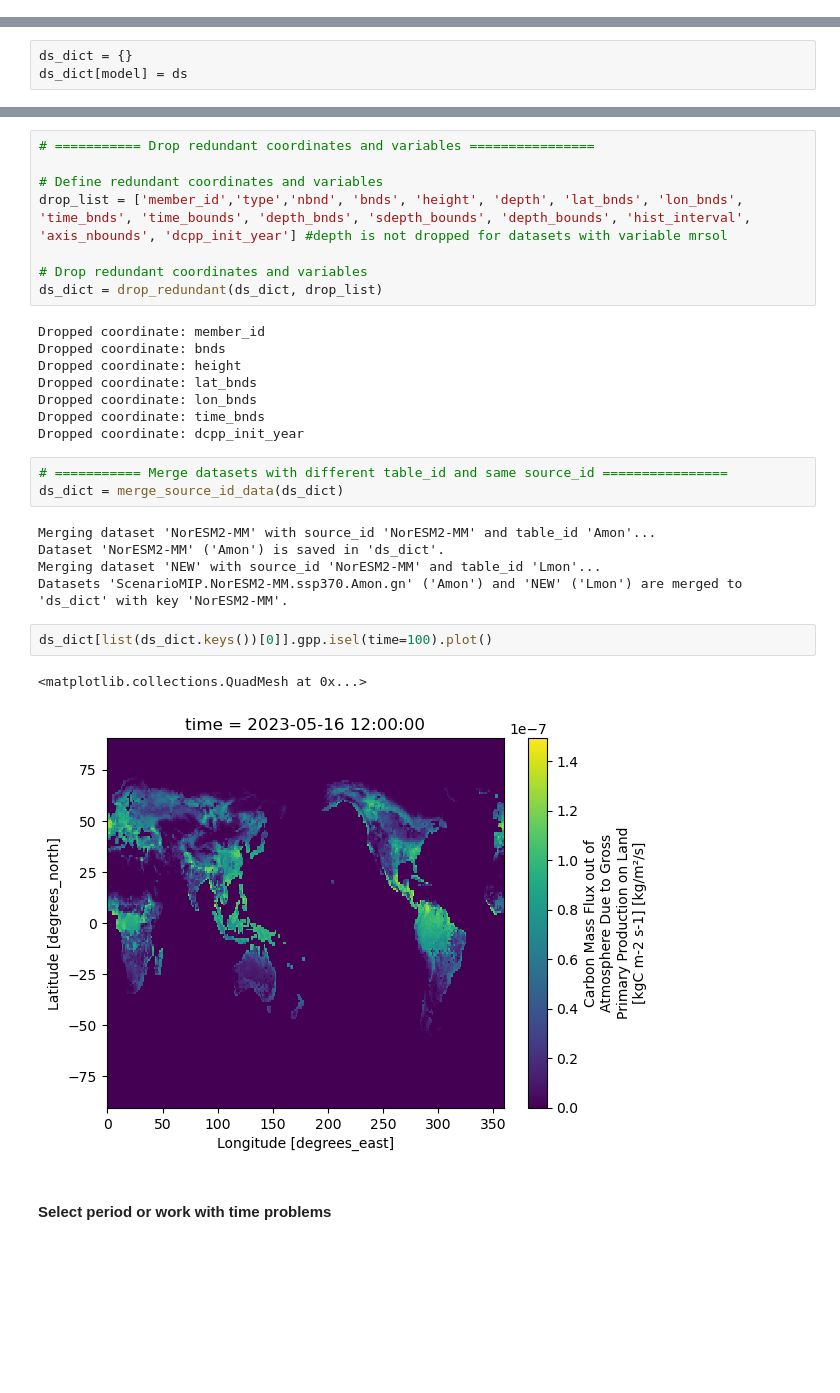
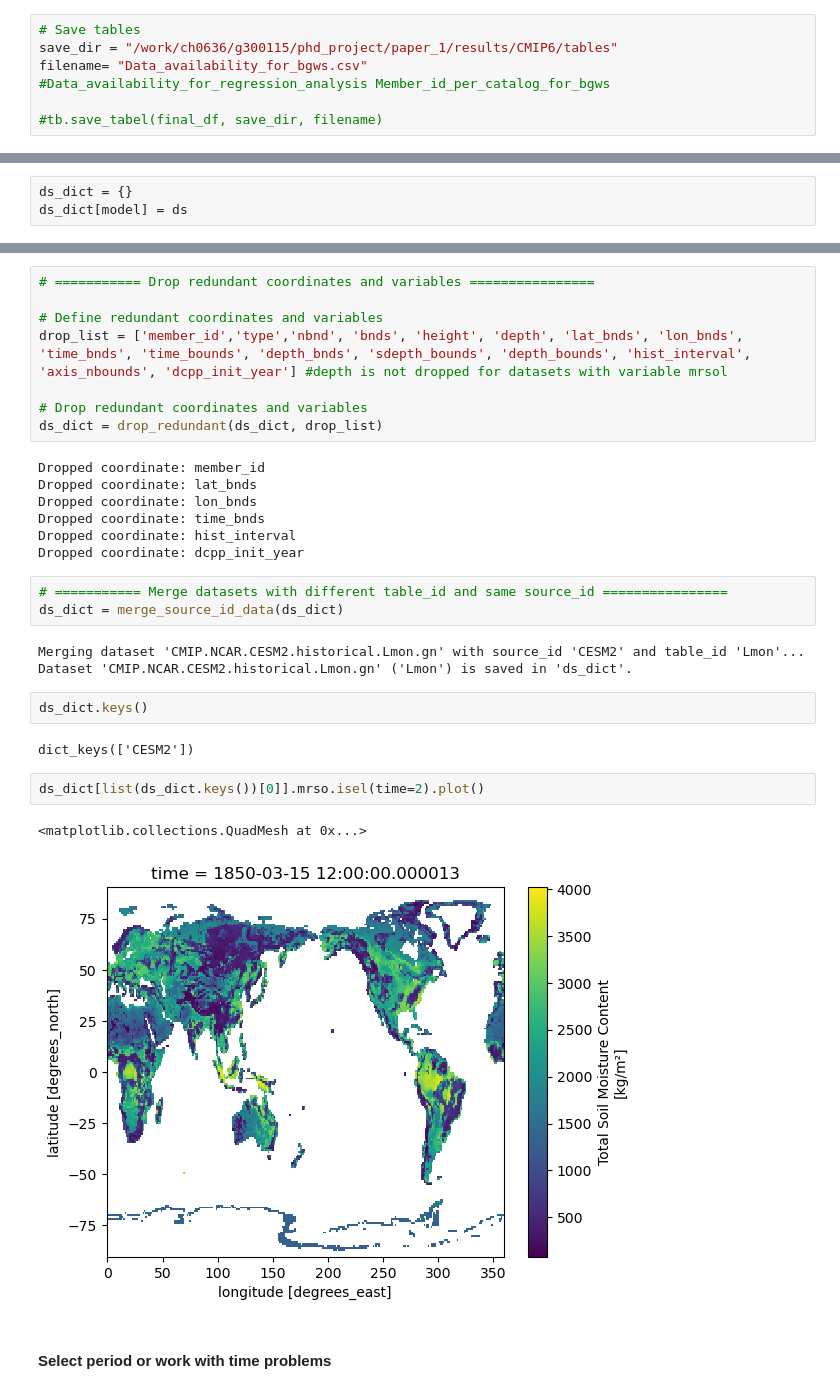
Before and after one commit to simonheselschwerdt/bgws_analysis, a Jupyter notebook: notebooks/import_and_save/CMIP6_intake.ipynb, the cells around one changed output, grey strips where cells are left out. Drawn from its saved outputs; the diff is of its cells as text; blank space fills up the shorter version.

```diff
--- a/notebooks/import_and_save/CMIP6_intake.ipynb
+++ b/notebooks/import_and_save/CMIP6_intake.ipynb
@@ -295,0 +466,7 @@ attrs = dict(
+# %%
+# Save tables
+save_dir = "/work/ch0636/g300115/phd_project/paper_1/results/CMIP6/tables"
+filename= "Data_availability_for_bgws.csv"
+#Data_availability_for_regression_analysis Member_id_per_catalog_for_bgws
+
+#tb.save_tabel(final_df, save_dir, filename)
@@ -418,24 +596,25 @@ drop_list = ['member_id','type','nbnd', 'bnds', 'height', 'depth', 'lat_bnds', '
 ds_dict = drop_redundant(ds_dict, drop_list)
 # %% [output]
 Dropped coordinate: member_id
-Dropped coordinate: bnds
-Dropped coordinate: height
 Dropped coordinate: lat_bnds
 Dropped coordinate: lon_bnds
 Dropped coordinate: time_bnds
+Dropped coordinate: hist_interval
 Dropped coordinate: dcpp_init_year
 # %%
 # =========== Merge datasets with different table_id and same source_id ================
 ds_dict = merge_source_id_data(ds_dict)
 # %% [output]
-Merging dataset 'NorESM2-MM' with source_id 'NorESM2-MM' and table_id 'Amon'...
-Dataset 'NorESM2-MM' ('Amon') is saved in 'ds_dict'.
-Merging dataset 'NEW' with source_id 'NorESM2-MM' and table_id 'Lmon'...
-Datasets 'ScenarioMIP.NorESM2-MM.ssp370.Amon.gn' ('Amon') and 'NEW' ('Lmon') are merged to 'ds_dict' with key 'NorESM2-MM'.
+Merging dataset 'CMIP.NCAR.CESM2.historical.Lmon.gn' with source_id 'CESM2' and table_id 'Lmon'...
+Dataset 'CMIP.NCAR.CESM2.historical.Lmon.gn' ('Lmon') is saved in 'ds_dict'.
+# %%
+ds_dict.keys()
+# %% [output]
+dict_keys(['CESM2'])
 # %%
-ds_dict[list(ds_dict.keys())[0]].gpp.isel(time=100).plot()
+ds_dict[list(ds_dict.keys())[0]].mrso.isel(time=2).plot()
 # %% [output]
 <matplotlib.collections.QuadMesh at 0x...>
-[figure, old version]
+[figure, new version]
 # %% [markdown]
 #### Select period or work with time problems
```
Also changed, not shown: parts of 31 cells of this notebook, 2 other files.
